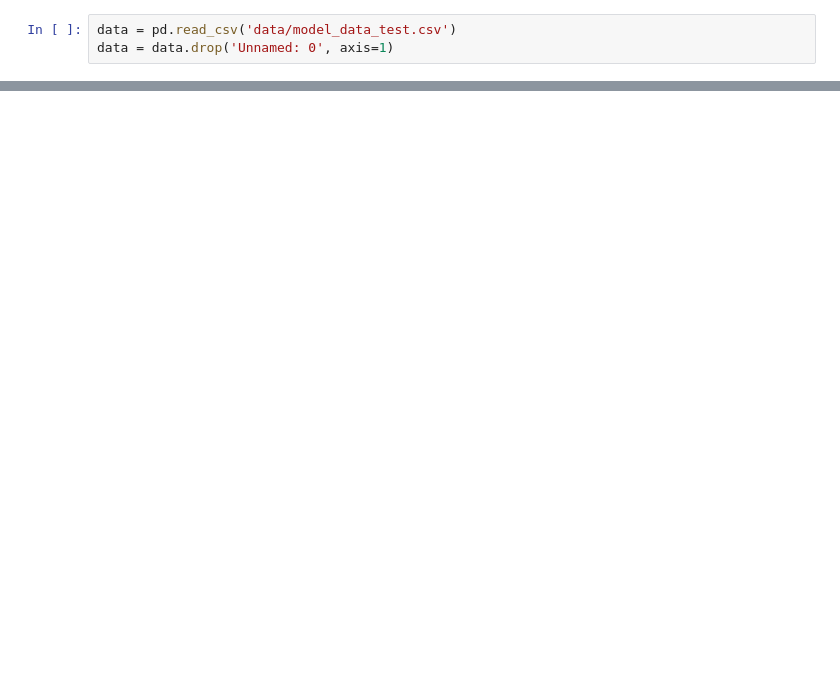
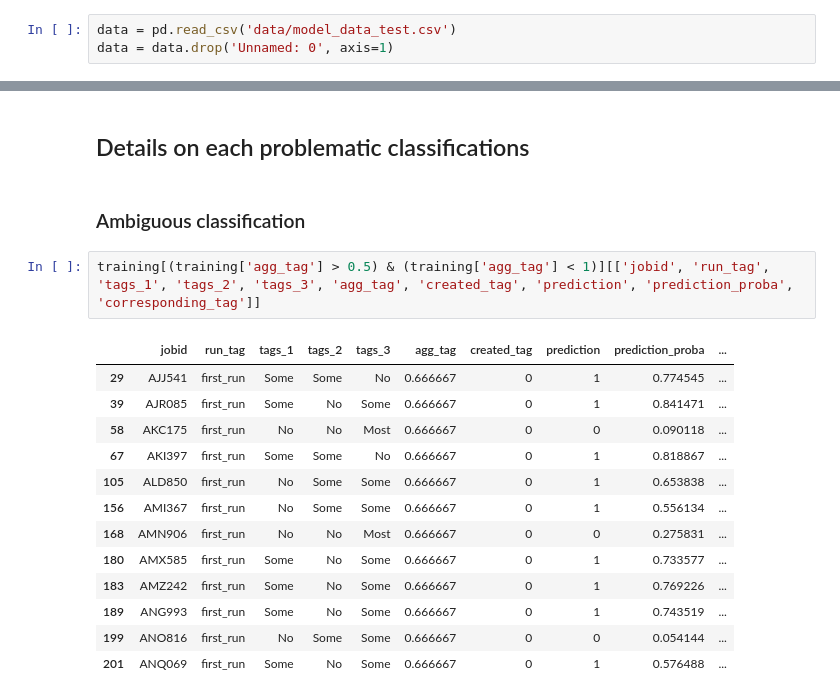
Before and after one commit to softwaresaved/jamie, a Jupyter notebook: jobAnalysis/dataPrediction/prediction_dev.ipynb, the cells around one changed output, grey strips where cells are left out. Saved outputs shown, nothing was run; the diff lists cells and outputs as text; blank space fills up the shorter version.

```diff
--- a/jobAnalysis/dataPrediction/prediction_dev.ipynb
+++ b/jobAnalysis/dataPrediction/prediction_dev.ipynb
@@ -111,0 +237,20 @@ training[['run_tag', 'tags_1', 'tags_2', 'tags_3', 'agg_tag', 'prediction', 'pre
+# %% [markdown]
+## Details on each problematic classifications
+# %% [markdown]
+ ### Ambiguous classification
+# %%
+training[(training['agg_tag'] > 0.5) & (training['agg_tag'] < 1)][['jobid', 'run_tag', 'tags_1', 'tags_2', 'tags_3', 'agg_tag', 'created_tag', 'prediction', 'prediction_proba', 'corresponding_tag']]
+# %% [output]
+|  | jobid | run_tag | tags_1 | tags_2 | tags_3 | agg_tag | created_tag | prediction | prediction_proba | ... |
+| 29 | AJJ541 | first_run | Some | Some | No | 0.666667 | 0 | 1 | 0.774545 | ... |
+| 39 | AJR085 | first_run | Some | No | Some | 0.666667 | 0 | 1 | 0.841471 | ... |
+| 58 | AKC175 | first_run | No | No | Most | 0.666667 | 0 | 0 | 0.090118 | ... |
+| 67 | AKI397 | first_run | Some | Some | No | 0.666667 | 0 | 1 | 0.818867 | ... |
+| 105 | ALD850 | first_run | No | Some | Some | 0.666667 | 0 | 1 | 0.653838 | ... |
+| 156 | AMI367 | first_run | No | Some | Some | 0.666667 | 0 | 1 | 0.556134 | ... |
+| 168 | AMN906 | first_run | No | No | Most | 0.666667 | 0 | 0 | 0.275831 | ... |
+| 180 | AMX585 | first_run | Some | No | Some | 0.666667 | 0 | 1 | 0.733577 | ... |
+| 183 | AMZ242 | first_run | Some | No | Some | 0.666667 | 0 | 1 | 0.769226 | ... |
+| 189 | ANG993 | first_run | Some | No | Some | 0.666667 | 0 | 1 | 0.743519 | ... |
+| 199 | ANO816 | first_run | No | Some | Some | 0.666667 | 0 | 0 | 0.054144 | ... |
+| 201 | ANQ069 | first_run | Some | No | Some | 0.666667 | 0 | 1 | 0.576488 | ... |
```
Also changed, not shown: parts of 31 cells of this notebook, 1 other file.
